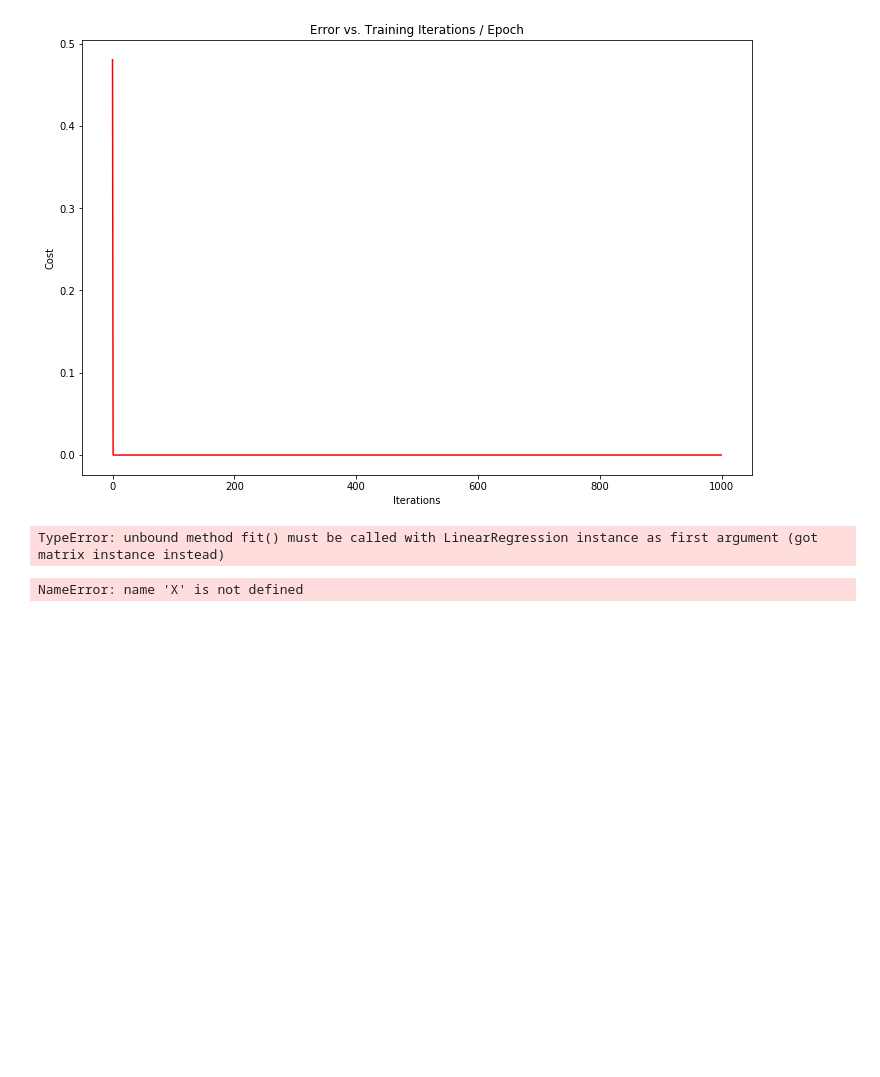
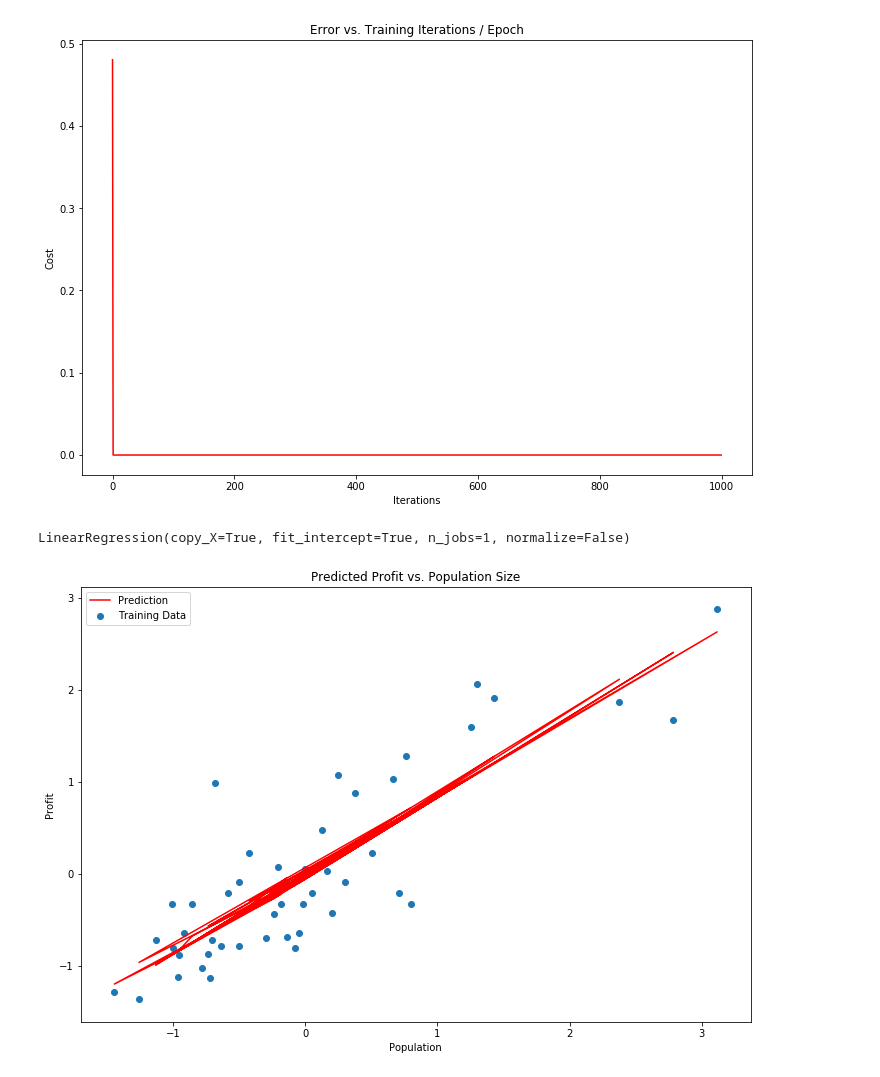
Before and after one commit to kehv1n/Housing-Prices, a Jupyter notebook: RealEstatePredictions.ipynb, the cells around one changed output. Drawn from its saved outputs; the diff is of its cells as text; code cells hidden in the pictures; blank space fills up the shorter version.

Commit message:
trying to create a model now using scikit

```diff
--- a/RealEstatePredictions.ipynb
+++ b/RealEstatePredictions.ipynb
@@ -111,27 +119,27 @@ ax.set_title('Error vs. Training Iterations / Epoch')
 Text(0.5,1,u'Error vs. Training Iterations / Epoch')
 [figure]
 # %%
-# Now lets try doing the same using scikit.learn
+## Now lets try doing the same using scikit.learn
 from sklearn import linear_model
-model = linear_model.LinearRegression
-model.fit(X2,Y2)
+model = linear_model.LinearRegression()
+model.fit(X,y)
 # There are lots of parameters to the "fit" method that
 # we could have tweaked depending on how we want the algorithm
 # to function, but the defaults are sensible enough for our
 # problem that I left them alone.
 # %% [output]
-TypeError: unbound method fit() must be called with LinearRegression instance as first argument (got matrix instance instead)
+LinearRegression(copy_X=True, fit_intercept=True, n_jobs=1, normalize=False)
 # %%
 x = np.array(X[:,1].A1)
 f = model.predict(X).flatten()
 
 fig, ax = plt.subplots(figsize = (12,8))
 ax.plot(x, f, 'r', label = "Prediction")
-ax.scatter(data.Population, data.Profit, label = "Training Data")
+ax.scatter(data.Size,data.Price, label = "Training Data")
 ax.legend(loc=2)
 ax.set_xlabel('Population')
 ax.set_ylabel('Profit')
 ax.set_title('Predicted Profit vs. Population Size')
 plt.show()
 # %% [output]
-NameError: name 'X' is not defined
+[figure, added]
```
Also changed, not shown: parts of 1 cell of this notebook.
